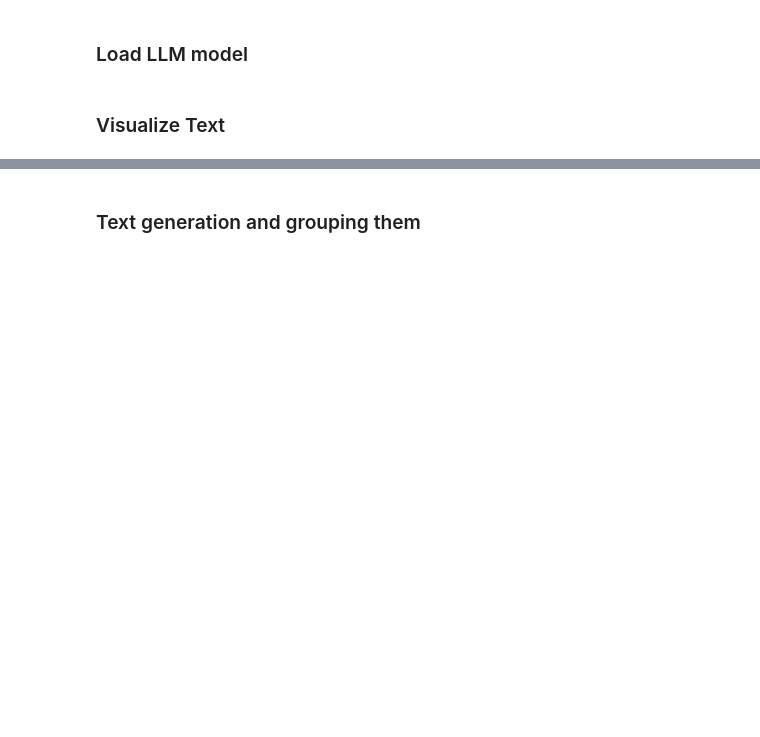
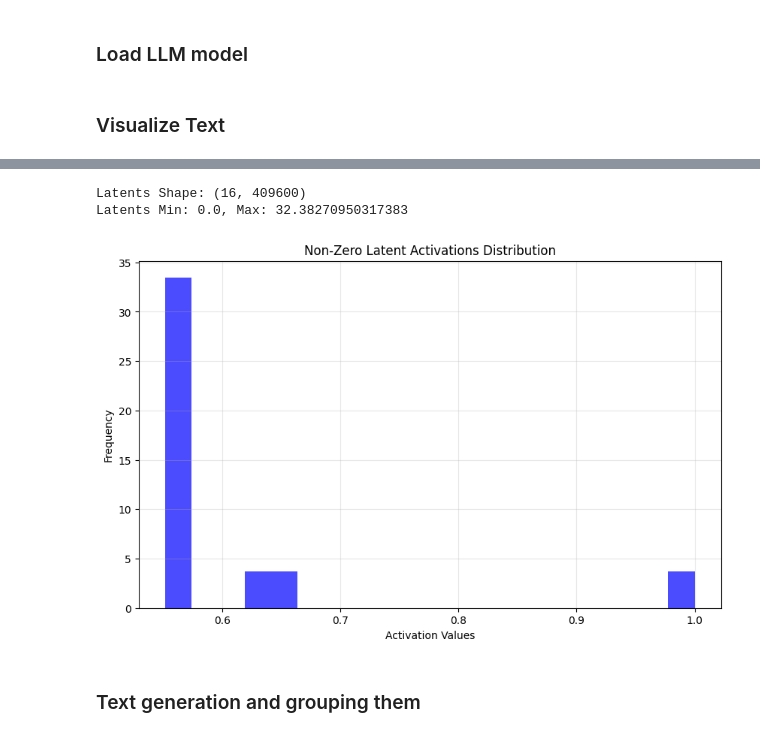
Before and after one commit to memesoo99/LLM_interpretability, a Jupyter notebook: TopKSAE/viz.ipynb, the cells around one changed output, grey strips where cells are left out. Saved outputs shown, nothing was run; the diff lists cells and outputs as text; code cells hidden in the pictures; blank space fills up the shorter version.

Commit message:
add normalization

```diff
--- a/TopKSAE/viz.ipynb
+++ b/TopKSAE/viz.ipynb
@@ -116,7 +116,7 @@ def get_word_vector_pairs(tokenizer_output, model_output):
 
 def prepare_batch_embeddings(text, tokenizer, model, gather_residual_activations, layer_index=16):
 
-    inputs = tokenizer.encode(text, return_tensors="pt", add_special_tokens=True).to("cuda")
+    inputs = tokenizer.encode(text, return_tensors="pt", add_special_tokens=False).to("cuda")
 
     with torch.no_grad():
         residuals = gather_residual_activations(model, layer_index, inputs)
@@ -203,3 +256,50 @@ lot change manufacturing the frac and to somehow solution ub are arguing physica
+# %%
+def latent_distribution(text, tokenizer, model, sae_model, gather_residual_activations, layer_index=16):
+    # Prepare batch embeddings and text
+    batch_embeddings, batch_text = prepare_batch_embeddings(text, tokenizer, model, gather_residual_activations, layer_index)
+    batch_embeddings = batch_embeddings.to(torch.float32)
+
+    # Forward pass through SAE model
+    sae_model.eval()
+
+    with torch.no_grad():
+        _, _, _, latents = sae_model(batch_embeddings.cuda())
+    latents = latents.cpu().numpy()
+
+    print(f"Latents Shape: {latents.shape}")
+
+    # Calculate min and max for the latents
+    latents_min = latents.min()
+    latents_max = latents.max()
+
+    # Min-max normalization per token
+    latents_normalized = (latents - latents.min(axis=-1, keepdims=True)) / (
+        latents.max(axis=-1, keepdims=True) - latents.min(axis=-1, keepdims=True)
+    )
+
+    print(f"Latents Min: {latents_min}, Max: {latents_max}")
+    latents = latents_normalized[2]
+    non_zero_activations = latents[latents > 0]
+    plt.figure(figsize=(10, 6))
+    plt.hist(non_zero_activations, bins=20, color='blue', alpha=0.7, density=True)
+    plt.title("Non-Zero Latent Activations Distribution")
+    plt.xlabel("Activation Values")
+    plt.ylabel("Frequency")
+    plt.grid(alpha=0.3)
+    plt.show()
+# %%
+latent_distribution(
+    text="The suspect was caught red-handed. Police confirmed the stolen goods were recovered.",
+    tokenizer=tokenizer,
+    model=model,
+    sae_model=sae_model,
+    gather_residual_activations=gather_residual_activations,
+    layer_index=16,
+)
+# %% [output]
+Latents Shape: (16, 409600)
+Latents Min: 0.0, Max: 32.38270950317383
+[figure, added]
 # %% [markdown]
 ### Text generation and grouping them
 # %%
```
Also changed, not shown: parts of 14 cells of this notebook.
